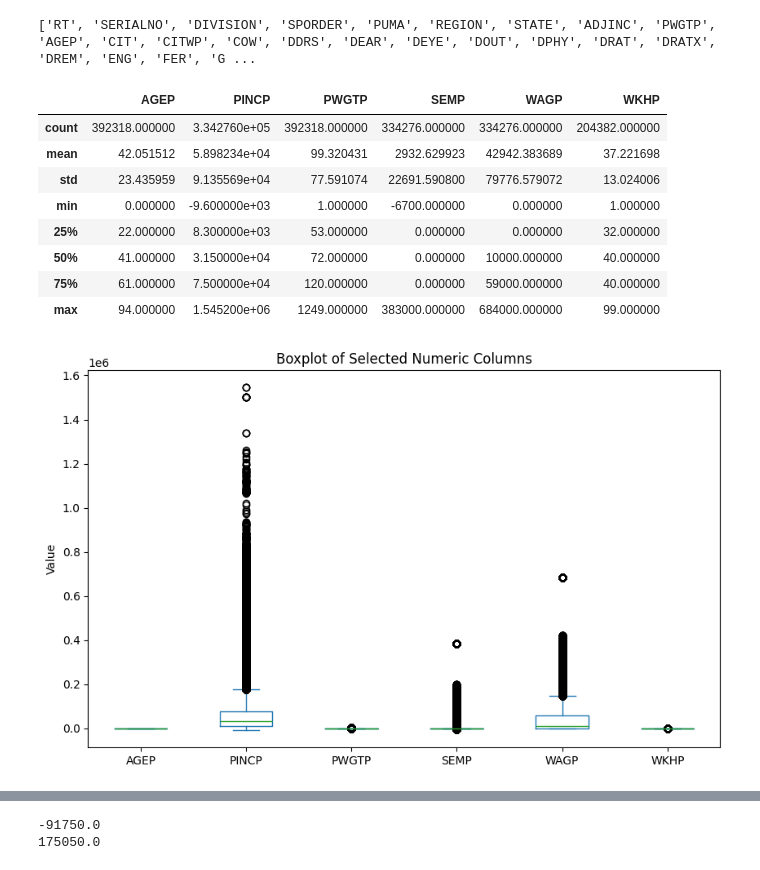
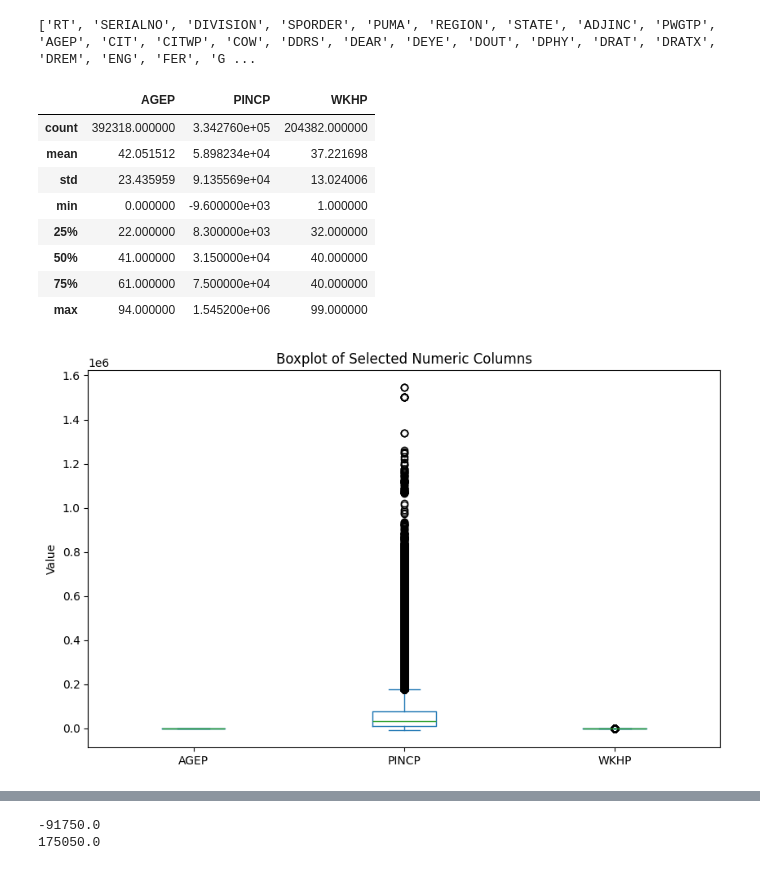
Before and after one commit to vxdao01/504, a Jupyter notebook: final-edit.ipynb, the cells around one changed output, grey strips where cells are left out. Cells and saved outputs as stored; diff of their text form; code cells hidden in the pictures.

```diff
--- a/final-edit.ipynb
+++ b/final-edit.ipynb
@@ -225,20 +225,20 @@ df3 = df2[cols_to_keep]
 # %%
 # Select only numeric columns from df3
 df_num = df3.select_dtypes(include=np.number)
 
 # Describe the specified numeric columns
-columns_to_describe = ['AGEP', 'PINCP', 'PWGTP','SEMP','WAGP','WKHP']
+columns_to_describe = ['AGEP', 'PINCP', 'WKHP']
 display(df_num[columns_to_describe].describe())
 # %% [output]
-|  | AGEP | PINCP | PWGTP | SEMP | WAGP | WKHP |
-| count | 392318.000000 | 3.342760e+05 | 392318.000000 | 334276.000000 | 334276.000000 | 204382.000000 |
-| mean | 42.051512 | 5.898234e+04 | 99.320431 | 2932.629923 | 42942.383689 | 37.221698 |
-| std | 23.435959 | 9.135569e+04 | 77.591074 | 22691.590800 | 79776.579072 | 13.024006 |
-| min | 0.000000 | -9.600000e+03 | 1.000000 | -6700.000000 | 0.000000 | 1.000000 |
-| 25% | 22.000000 | 8.300000e+03 | 53.000000 | 0.000000 | 0.000000 | 32.000000 |
-| 50% | 41.000000 | 3.150000e+04 | 72.000000 | 0.000000 | 10000.000000 | 40.000000 |
-| 75% | 61.000000 | 7.500000e+04 | 120.000000 | 0.000000 | 59000.000000 | 40.000000 |
-| max | 94.000000 | 1.545200e+06 | 1249.000000 | 383000.000000 | 684000.000000 | 99.000000 |
+|  | AGEP | PINCP | WKHP |
+| count | 392318.000000 | 3.342760e+05 | 204382.000000 |
+| mean | 42.051512 | 5.898234e+04 | 37.221698 |
+| std | 23.435959 | 9.135569e+04 | 13.024006 |
+| min | 0.000000 | -9.600000e+03 | 1.000000 |
+| 25% | 22.000000 | 8.300000e+03 | 32.000000 |
+| 50% | 41.000000 | 3.150000e+04 | 40.000000 |
+| 75% | 61.000000 | 7.500000e+04 | 40.000000 |
+| max | 94.000000 | 1.545200e+06 | 99.000000 |
 # %%
 # Create a boxplot for these columns
 df_num[columns_to_describe].plot(kind='box', figsize=(10, 6))
@@ -247,7 +247,7 @@ plt.title('Boxplot of Selected Numeric Columns')
 plt.ylabel('Value')
 plt.show()
 # %% [output]
-[figure, old version]
+[figure, new version]
 # %%
 #Count nulls in dataframe
 null_counts = df3.isnull().sum()
```
Also changed, not shown: parts of 6 cells of this notebook.
